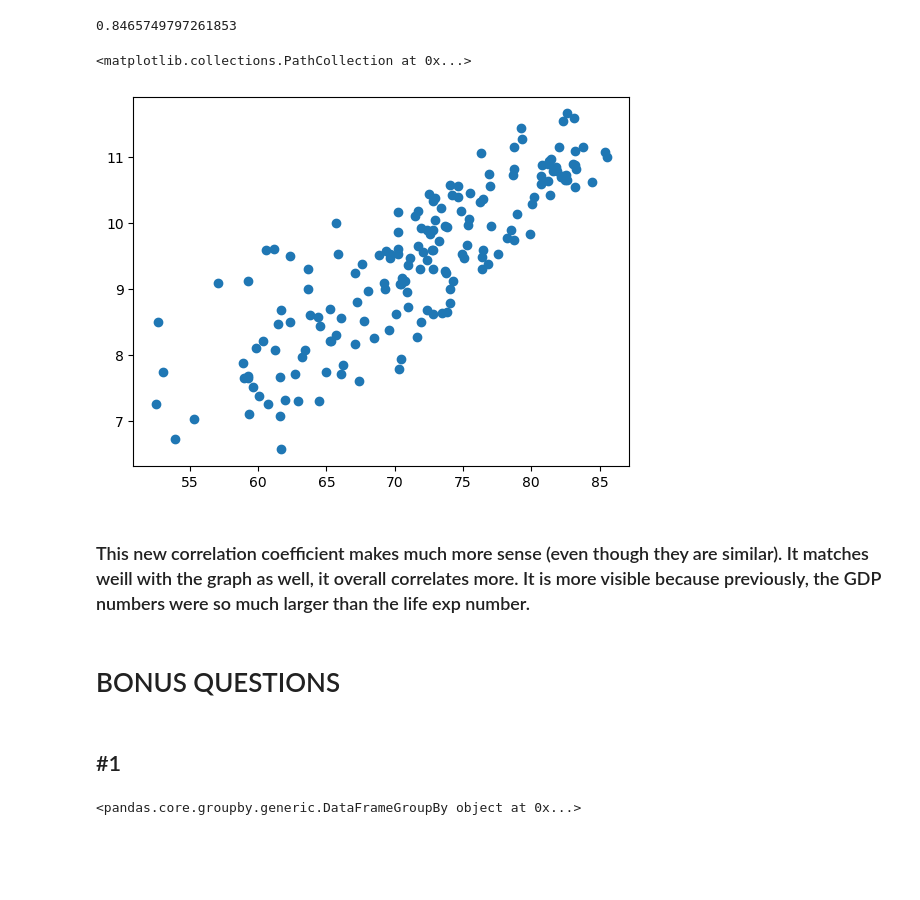
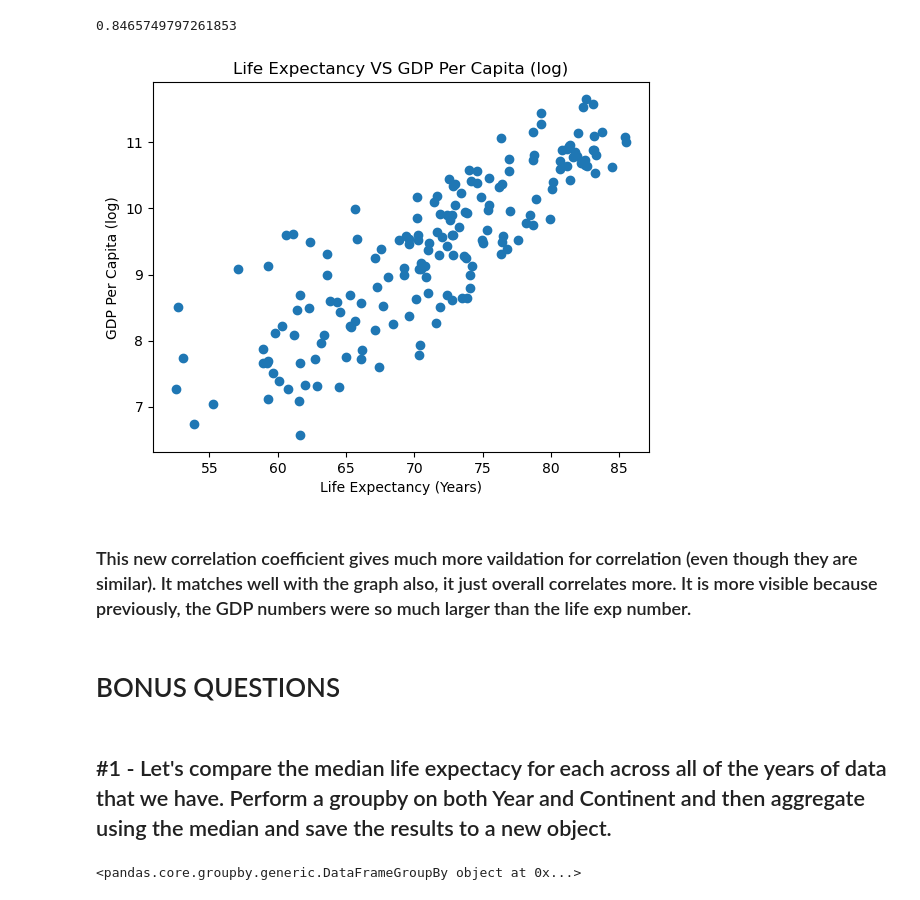
Before and after one commit to nss-data-science-cohort-8/un-exploration-ThomasDavis4757, a Jupyter notebook: Notebooks/UN_Data_Exploration.ipynb, the cells around one changed output. Cells and saved outputs as stored; diff of their text form; code cells hidden in the pictures; blank space fills up the shorter version.

```diff
--- a/Notebooks/UN_Data_Exploration.ipynb
+++ b/Notebooks/UN_Data_Exploration.ipynb
@@ -416,15 +390,18 @@ gdp_le_2021["Life_Expectancy"].corr(gdp_le_2021['GDP_log'])
 0.8465749797261853
 # %%
 plt.scatter(gdp_le_2021["Life_Expectancy"],gdp_le_2021["GDP_log"])
+plt.title('Life Expectancy VS GDP Per Capita (log)')
+plt.xlabel('Life Expectancy (Years)')
+plt.ylabel("GDP Per Capita (log)")
+plt.show()
 # %% [output]
-<matplotlib.collections.PathCollection at 0x...>
-[figure, old version]
+[figure, new version]
 # %% [markdown]
-### This new correlation coefficient makes much more sense (even though they are similar). It matches weill with the graph as well, it overall correlates more. It is more visible because previously, the GDP numbers were so much larger than the life exp number.
+### This new correlation coefficient gives much more vaildation for correlation (even though they are similar). It matches well with the graph also, it just overall correlates more. It is more visible because previously, the GDP numbers were so much larger than the life exp number.
 # %% [markdown]
 # BONUS QUESTIONS
 # %% [markdown]
-## #1
+## #1 - Let's compare the median life expectacy for each across all of the years of data that we have. Perform a groupby on both Year and Continent and then aggregate using the median and save the results to a new object.
 # %%
 gdp_le.groupby(["Year"])
 # %% [output]
```
Also changed, not shown: parts of 37 cells of this notebook.
